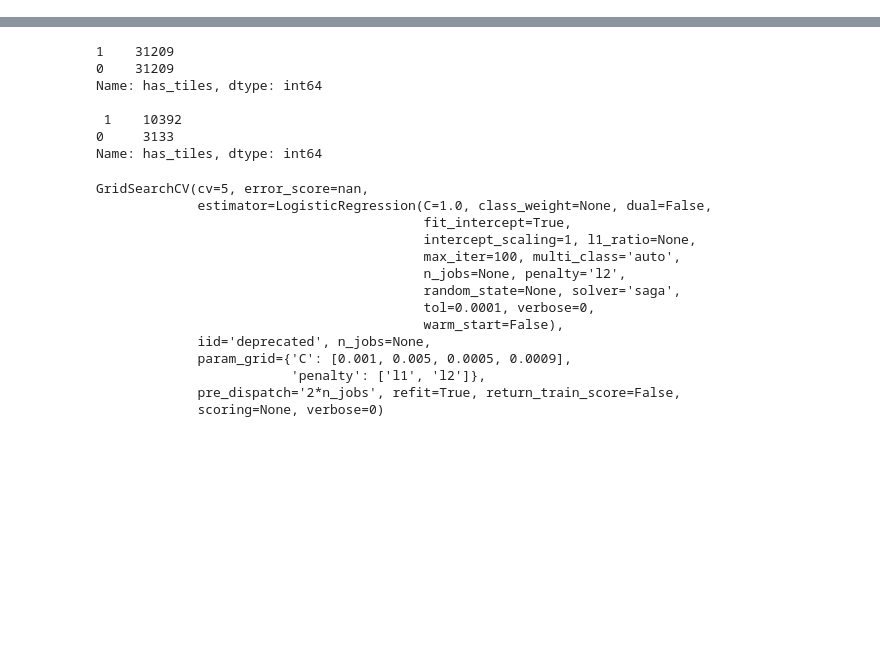
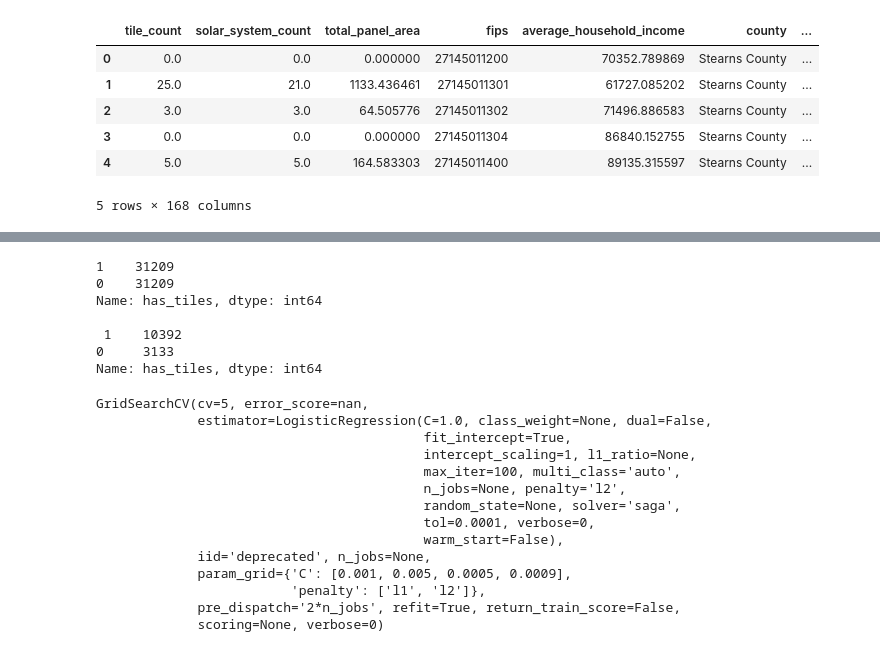
Before and after one commit to BudBernhard/DeepSolarAnalysis, a Jupyter notebook: FurtherRefined.ipynb, the cells around one changed output, grey strips where cells are left out. Drawn from its saved outputs; the diff is of its cells as text; code cells hidden in the pictures; blank space fills up the shorter version.

```diff
--- a/FurtherRefined.ipynb
+++ b/FurtherRefined.ipynb
@@ -28,0 +29,10 @@ df = pd.read_csv("deepsolar_tract.csv", encoding = "utf-8")
+# %%
+df.head()
+# %% [output]
+|  | tile_count | solar_system_count | total_panel_area | fips | average_household_income | county | ... |
+| 0 | 0.0 | 0.0 | 0.000000 | 27145011200 | 70352.789869 | Stearns County | ... |
+| 1 | 25.0 | 21.0 | 1133.436461 | 27145011301 | 61727.085202 | Stearns County | ... |
+| 2 | 3.0 | 3.0 | 64.505776 | 27145011302 | 71496.886583 | Stearns County | ... |
+| 3 | 0.0 | 0.0 | 0.000000 | 27145011304 | 86840.152755 | Stearns County | ... |
+| 4 | 5.0 | 5.0 | 164.583303 | 27145011400 | 89135.315597 | Stearns County | ... |
+5 rows × 168 columns
```
Also changed, not shown: parts of 19 cells of this notebook, 3 other files.
